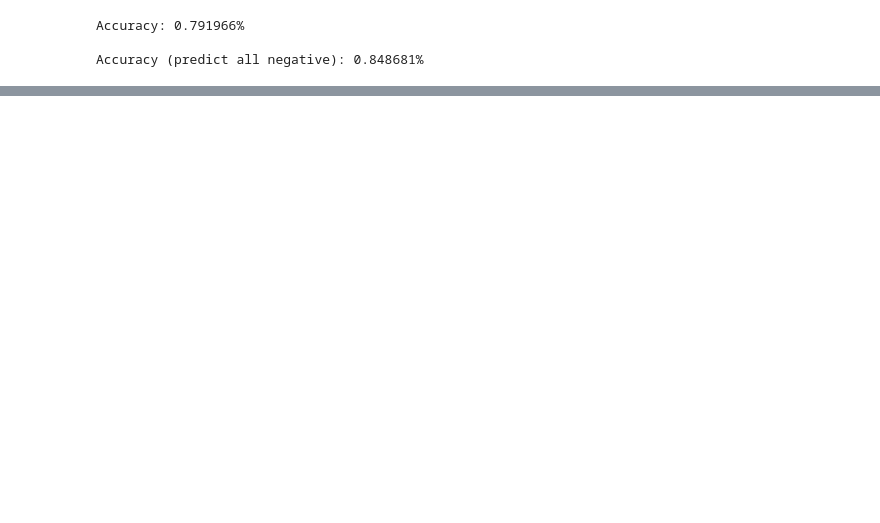
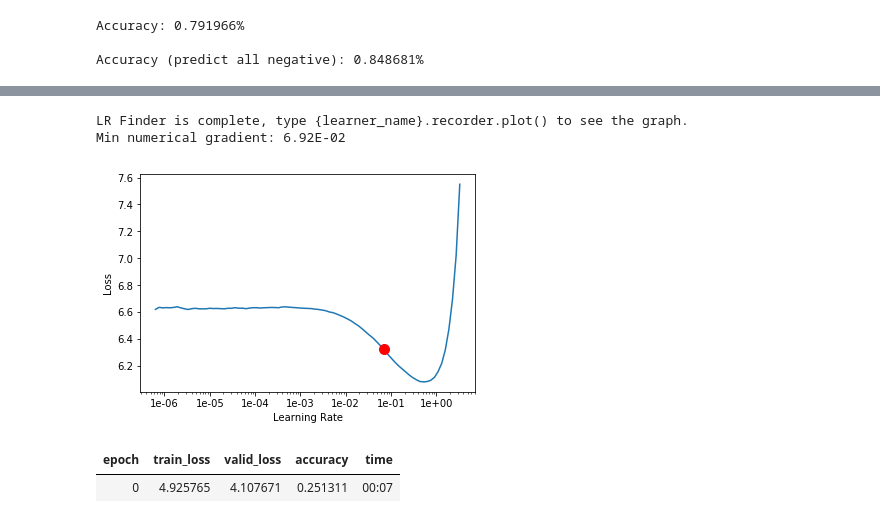
Before and after one commit to asciara/Competitions_and_Exercises, a Jupyter notebook: Twitter_US_Airlines_Sentiment/Twitter_US_Airlines_Sentiment.ipynb, the cells around one changed output, grey strips where cells are left out. Cells and saved outputs as stored; diff of their text form; code cells hidden in the pictures; blank space fills up the shorter version.

```diff
--- a/Twitter_US_Airlines_Sentiment/Twitter_US_Airlines_Sentiment.ipynb
+++ b/Twitter_US_Airlines_Sentiment/Twitter_US_Airlines_Sentiment.ipynb
@@ -1085,0 +1478,4 @@ To understand if the model can be improved, we should look at a few examples of
+# %%
+df_clean = df.copy()
+df_clean['text'] = preprocess(df['text'])
+df_clean.head()
@@ -1085,0 +1518,17 @@ To understand if the model can be improved, we should look at a few examples of
+# %%
+from sklearn.model_selection import ShuffleSplit
+
+split = ShuffleSplit(n_splits = 1, test_size = 0.1)
+
+for train_idx, valid_idx in split.split(df_clean['text'], df_clean['airline_sentiment'].values):
+    df_train = df_clean.iloc[train_idx]
+    df_valid = df_clean.iloc[valid_idx]
+# %%
+data_lm = TextLMDataBunch.from_df(path = path, train_df = df_train, valid_df = df_valid,
+                                  text_cols = 'text', label_cols = 'airline_sentiment', max_vocab = 60000, min_freq = 2)
+# %%
+learn_lm = language_model_learner(data_lm, AWD_LSTM, drop_mult = 1.0, model_dir = '/tmp/models')
+# %%
+learn_lm.lr_find()
+learn_lm.recorder.plot(suggestion = True)
+# %% [output]
@@ -1085,0 +1536,8 @@ To understand if the model can be improved, we should look at a few examples of
+LR Finder is complete, type {learner_name}.recorder.plot() to see the graph.
+Min numerical gradient: 6.92E-02
+[figure, added]
+# %%
+learn_lm.fit_one_cycle(1, slice(3e-2), wd = 1e-5, moms = (0.8, 0.7))
+# %% [output]
+| epoch | train_loss | valid_loss | accuracy | time |
+| 0 | 4.925765 | 4.107671 | 0.251311 | 00:07 |
```
Also changed, not shown: parts of 103 cells of this notebook.
